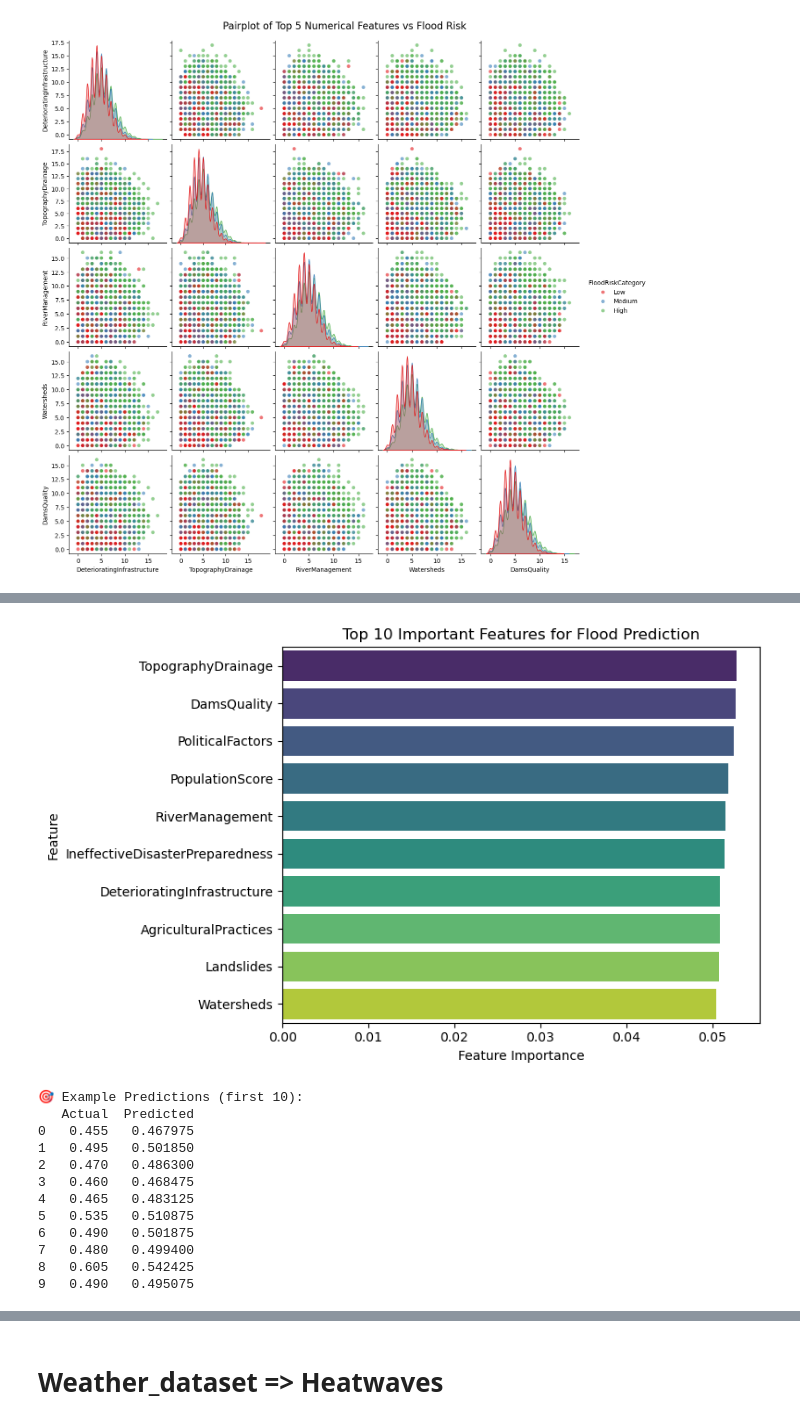
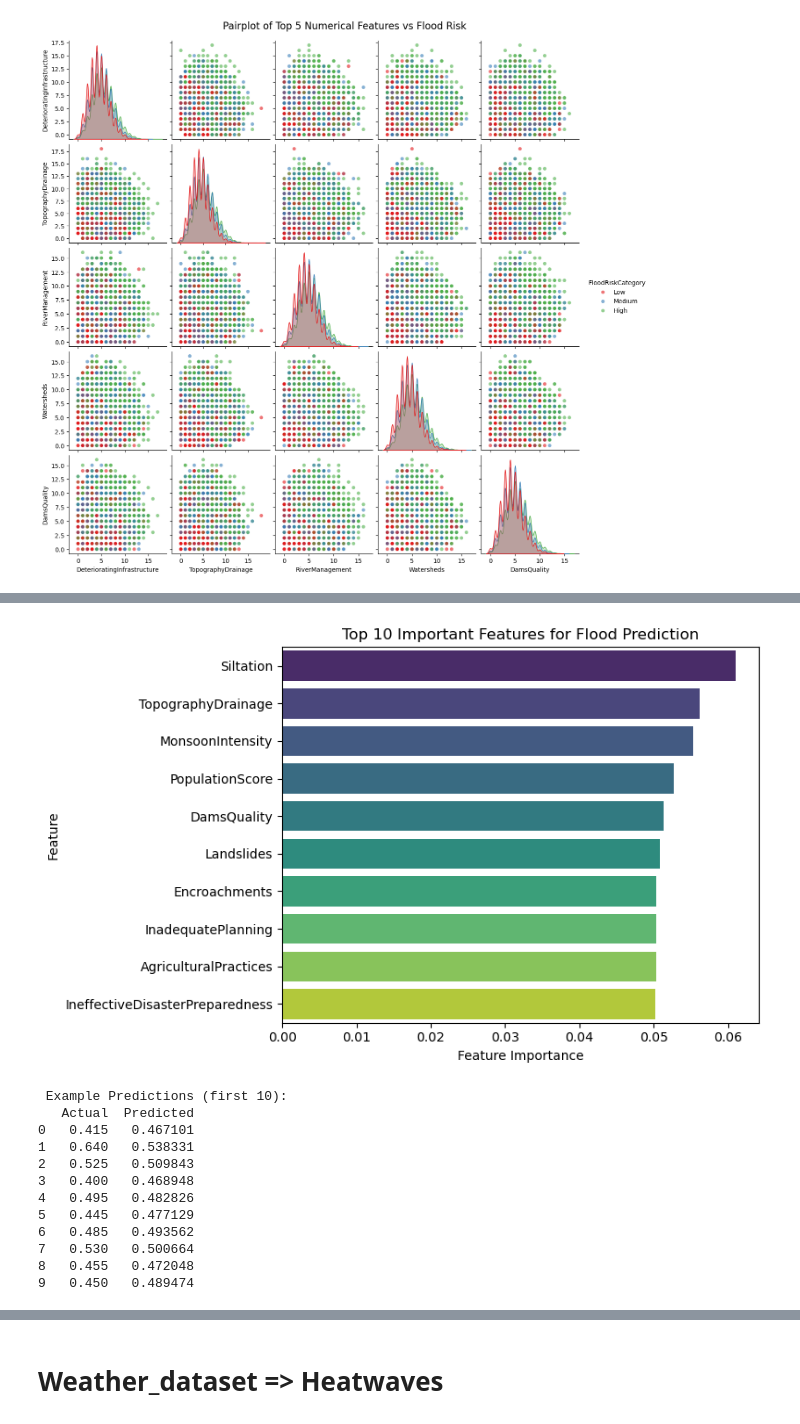
Before and after one commit to Sneha-B-Karlawad/Climate-Risk-Guide-Predictive-Platform-for-Heatwave-and-Flood-Hazards, a Jupyter notebook: climate guide heat waves flood risk assessment platform (1).ipynb, the cells around one changed output, grey strips where cells are left out. Cells and saved outputs as stored; diff of their text form; code cells hidden in the pictures.

```diff
--- a/climate guide heat waves flood risk assessment platform (1).ipynb
+++ b/climate guide heat waves flood risk assessment platform (1).ipynb
@@ -213,10 +213,7 @@ plt.show()
 Top correlated features: ['DeterioratingInfrastructure', 'TopographyDrainage', 'RiverManagement', 'Watersheds', 'DamsQuality']
 [figure]
 # %%
-# Install SHAP (only run once per Jupyter environment)
-!pip install shap
-
-# ------------------- IMPORTS -------------------
+#  IMPORTS
 import pandas as pd
 import numpy as np
 import matplotlib.pyplot as plt
@@ -230,53 +227,61 @@ import shap
 # Make plots inline in Jupyter
 %matplotlib inline
 
-# ------------------- 1. Load dataset -------------------
+# 1. Load dataset
 df = pd.read_csv("flood.csv.zip")
 
-# ------------------- 2. Convert boolean → int -------------------
+# (Optional) sample for speed while experimenting
+df = df.sample(frac=0.3, random_state=42).reset_index(drop=True)
+
+# 2. Convert boolean → int
 for col in df.select_dtypes(include=['bool']).columns:
     df[col] = df[col].astype(int)
 
-# ------------------- 3. Split features/target -------------------
+# 3. Split features/target
 target = "FloodProbability"
 X = df.drop(columns=[target])
 y = df[target]
 
-# ------------------- 4. Train-test split -------------------
+# 4. Train-test split
 X_train, X_test, y_train, y_test = train_test_split(
     X, y, test_size=0.2, random_state=42
 )
 
-# ------------------- 5. Scale numerical features -------------------
+# 5. Scale numerical features
 num_cols = X_train.select_dtypes(include=["int64", "float64"]).columns
 scaler = StandardScaler()
 X_train[num_cols] = scaler.fit_transform(X_train[num_cols].astype(float))
 X_test[num_cols] = scaler.transform(X_test[num_cols].astype(float))
 
-# ------------------- 6. Train model -------------------
-rf = RandomForestRegressor(n_estimators=200, random_state=42, n_jobs=-1)
+# 6. Train model (faster setup)
+rf = RandomForestRegressor(
+    n_estimators=50,   # reduced for speed
+    max_depth=10,      # avoids overfitting and speeds training
+    random_state=42,
+    n_jobs=-1
+)
 rf.fit(X_train, y_train)
 
-# ------------------- 7. Evaluate -------------------
+# 7. Evaluate
 y_pred = rf.predict(X_test)
 mse = mean_squared_error(y_test, y_pred)
 rmse = np.sqrt(mse)
 r2 = r2_score(y_test, y_pred)
 
-print("\n📊 Model Performance:")
+print("\n Model Performance:")
 print("MSE :", round(mse, 4))
 print("RMSE:", round(rmse, 4))
 print("R²  :", round(r2, 4))
 
-# ------------------- 8. Feature importance -------------------
+# 8. Feature importance
 importances = pd.DataFrame({
     "Feature": X_train.columns,
     "Importance": rf.feature_importances_
 }).sort_values(by="Importance", ascending=False)
 
-print("\n🔥 Top 10 Features:\n", importances.head(10))
+print("\n Top 10 Features:\n", importances.head(10))
 
-# --- PLOT FEATURE IMPORTANCES ---
+# PLOT FEATURE IMPORTANCES
 plt.figure(figsize=(8, 5))
 sns.barplot(
     x="Importance",
@@ -292,12 +297,12 @@ plt.ylabel("Feature")
 plt.tight_layout()
 plt.show()
 
-# ------------------- 9. Predictions (sample) -------------------
+# 9. Predictions (sample)
 results_df = pd.DataFrame({"Actual": y_test[:20].values, "Predicted": y_pred[:20]})
-print("\n🎯 Example Predictions (first 10):")
+print("\n Example Predictions (first 10):")
 print(results_df.head(10))
 
-# --- PLOT ACTUAL vs PREDICTED ---
+# PLOT ACTUAL vs PREDICTED
 plt.figure(figsize=(6, 6))
 plt.scatter(y_test, y_pred, alpha=0.5, color="blue")
 plt.plot([y.min(), y.max()], [y.min(), y.max()], "r--")  # ideal line
@@ -307,7 +312,7 @@ plt.title("Actual vs Predicted Flood Probability")
 plt.tight_layout()
 plt.show()
 
-# ------------------- 10. SHAP FEATURE IMPORTANCE -------------------
+# 10. SHAP FEATURE IMPORTANCE
 explainer = shap.TreeExplainer(rf)
 shap_values = explainer.shap_values(X_test)
 
@@ -337,13 +342,13 @@ Requirement already satisfied: cloudpickle in c:\users\sneha\anaconda3\lib\site-
-[figure, old version]
+[figure, new version]
-🎯 Example Predictions (first 10):
+ Example Predictions (first 10):
    Actual  Predicted
-0   0.455   0.467975
-1   0.495   0.501850
-2   0.470   0.486300
-3   0.460   0.468475
-4   0.465   0.483125
-5   0.535   0.510875
-6   0.490   0.501875
-7   0.480   0.499400
-8   0.605   0.542425
-9   0.490   0.495075
+0   0.415   0.467101
+1   0.640   0.538331
+2   0.525   0.509843
+3   0.400   0.468948
+4   0.495   0.482826
+5   0.445   0.477129
+6   0.485   0.493562
+7   0.530   0.500664
+8   0.455   0.472048
+9   0.450   0.489474
```
Also changed, not shown: parts of 3 cells of this notebook.
